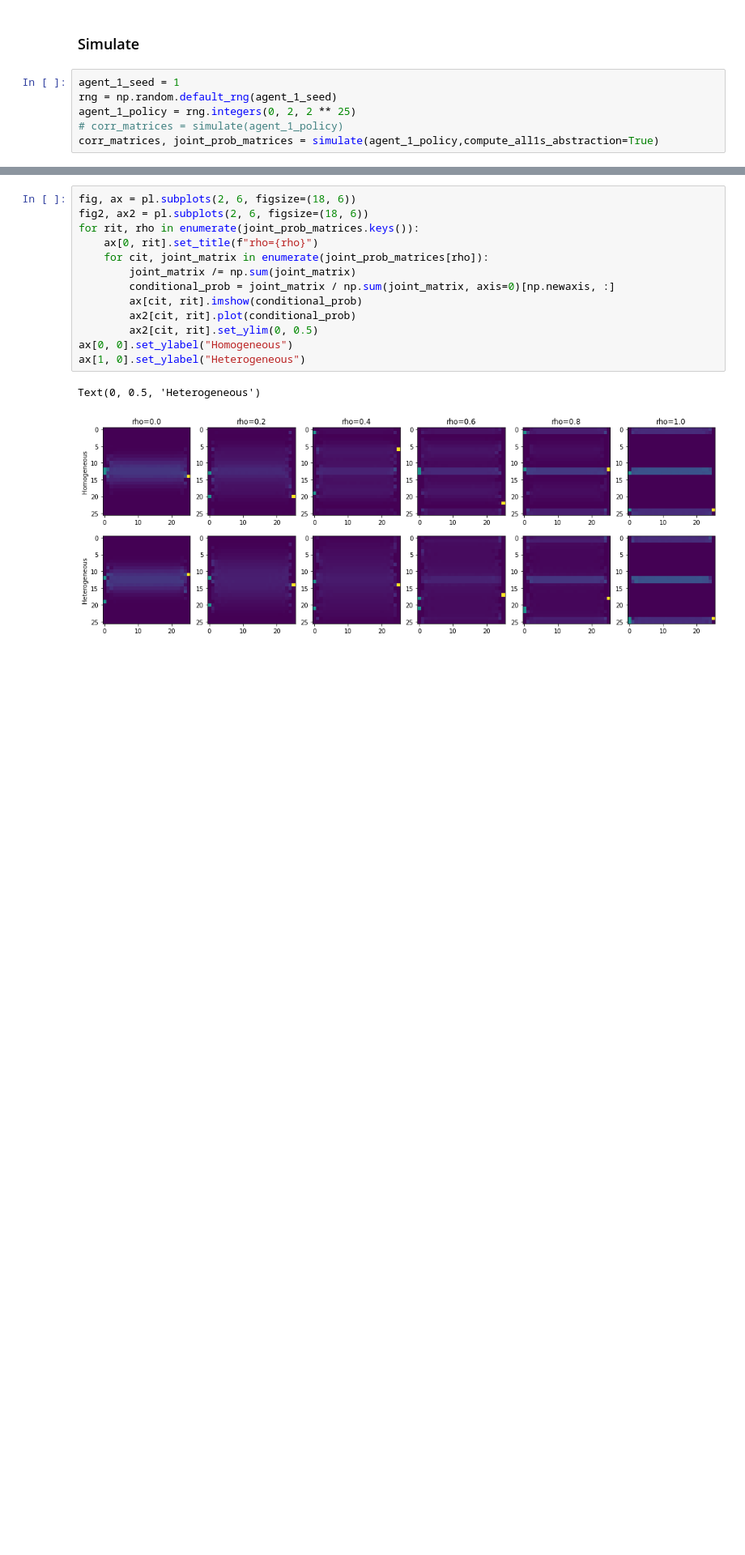
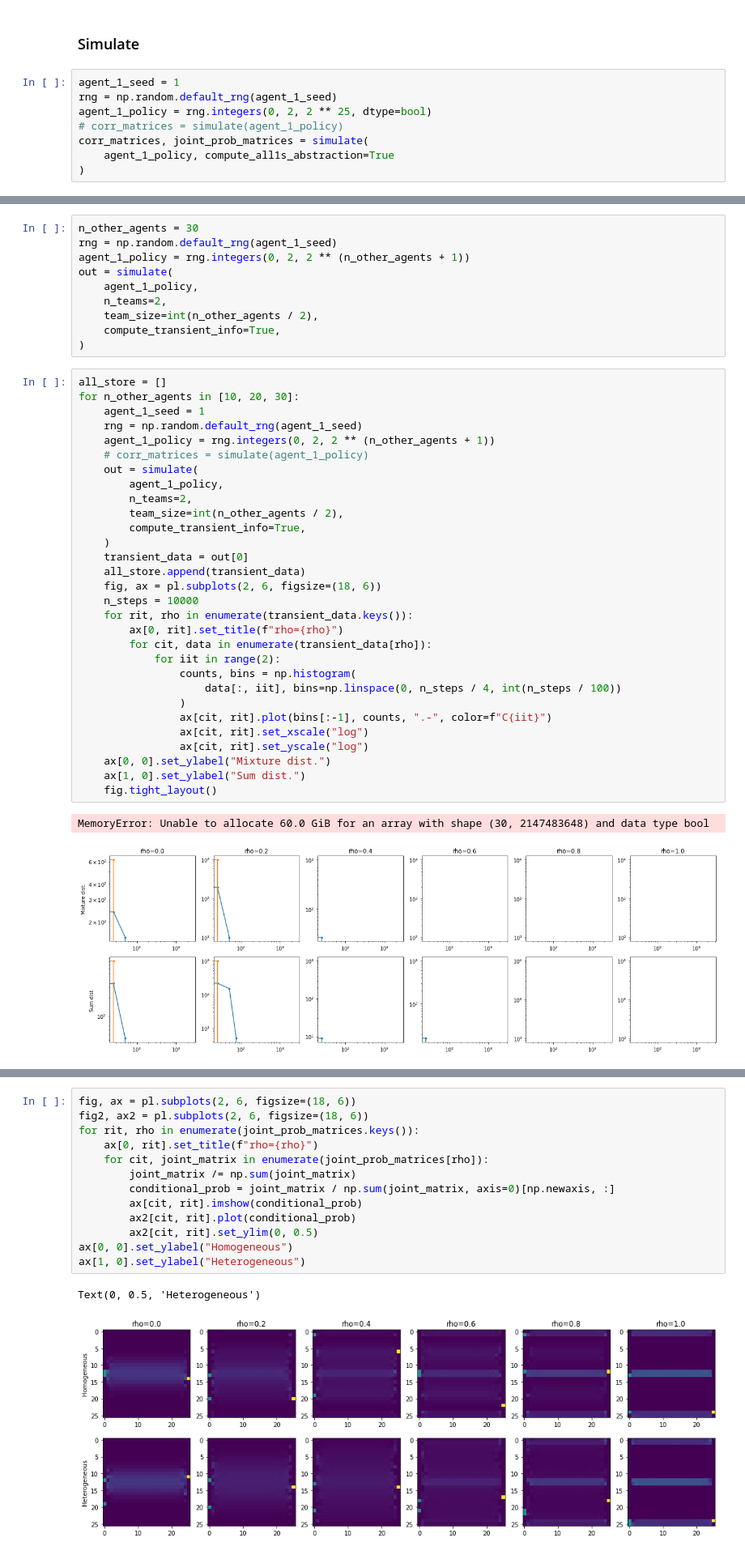
Before and after one commit to amimem/agent_abstraction, a Jupyter notebook: notebooks/emergence.ipynb, the cells around one changed output, grey strips where cells are left out. Shown: that part at 81% size. Cells and saved outputs as stored; diff of their text form; blank space fills up the shorter version.

```diff
--- a/notebooks/emergence.ipynb
+++ b/notebooks/emergence.ipynb
@@ -155,9 +247,11 @@ def tcomb(n, k):
 # %%
 agent_1_seed = 1
 rng = np.random.default_rng(agent_1_seed)
-agent_1_policy = rng.integers(0, 2, 2 ** 25)
+agent_1_policy = rng.integers(0, 2, 2 ** 25, dtype=bool)
 # corr_matrices = simulate(agent_1_policy)
-corr_matrices, joint_prob_matrices = simulate(agent_1_policy,compute_all1s_abstraction=True)
+corr_matrices, joint_prob_matrices = simulate(
+    agent_1_policy, compute_all1s_abstraction=True
+)
 # %%
 fig, ax = pl.subplots(2, 6, figsize=(18, 6))
 for rit, rho in enumerate(corr_matrices.keys()):
@@ -172,0 +264,43 @@ Text(0, 0.5, 'Sum dist.')
+# %%
+n_other_agents = 30
+rng = np.random.default_rng(agent_1_seed)
+agent_1_policy = rng.integers(0, 2, 2 ** (n_other_agents + 1))
+out = simulate(
+    agent_1_policy,
+    n_teams=2,
+    team_size=int(n_other_agents / 2),
+    compute_transient_info=True,
+)
+# %%
+all_store = []
+for n_other_agents in [10, 20, 30]:
+    agent_1_seed = 1
+    rng = np.random.default_rng(agent_1_seed)
+    agent_1_policy = rng.integers(0, 2, 2 ** (n_other_agents + 1))
+    # corr_matrices = simulate(agent_1_policy)
+    out = simulate(
+        agent_1_policy,
+        n_teams=2,
+        team_size=int(n_other_agents / 2),
+        compute_transient_info=True,
+    )
+    transient_data = out[0]
+    all_store.append(transient_data)
+    fig, ax = pl.subplots(2, 6, figsize=(18, 6))
+    n_steps = 10000
+    for rit, rho in enumerate(transient_data.keys()):
+        ax[0, rit].set_title(f"rho={rho}")
+        for cit, data in enumerate(transient_data[rho]):
+            for iit in range(2):
+                counts, bins = np.histogram(
+                    data[:, iit], bins=np.linspace(0, n_steps / 4, int(n_steps / 100))
+                )
+                ax[cit, rit].plot(bins[:-1], counts, ".-", color=f"C{iit}")
+                ax[cit, rit].set_xscale("log")
+                ax[cit, rit].set_yscale("log")
+    ax[0, 0].set_ylabel("Mixture dist.")
+    ax[1, 0].set_ylabel("Sum dist.")
+    fig.tight_layout()
+# %% [output]
+MemoryError: Unable to allocate 60.0 GiB for an array with shape (30, 2147483648) and data type bool
+[figure, added]
```
Also changed, not shown: parts of 12 cells of this notebook.
